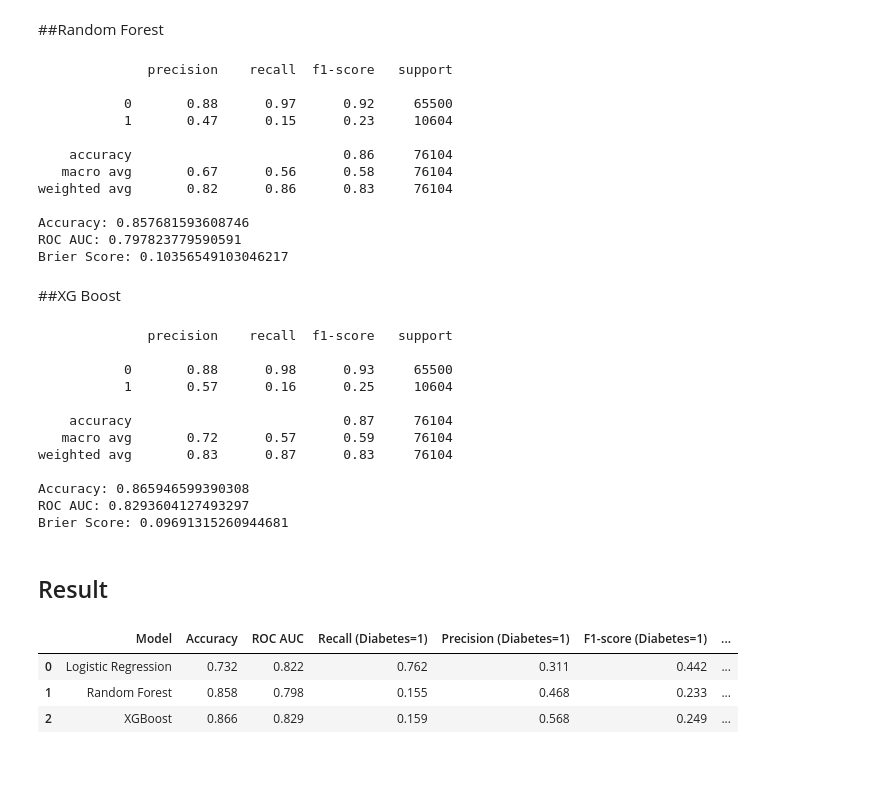
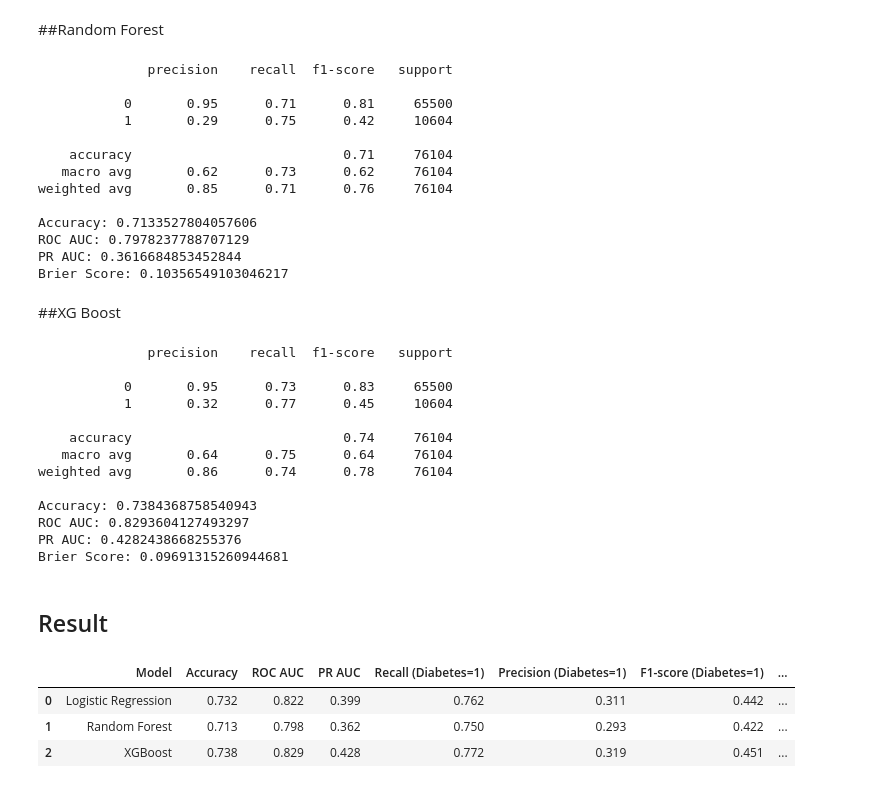
Before and after one commit to 3Frank3/Diabetes-Risk-Prediction-Fairness-Evaluation-and-Causal-Analysis-of-Physical-Activity-Using-PSM, a Jupyter notebook: 02_Modeling.ipynb, the cells around one changed output. Saved outputs shown, nothing was run; the diff lists cells and outputs as text; code cells hidden in the pictures.

Commit message:
ML added threshold

```diff
--- a/02_Modeling.ipynb
+++ b/02_Modeling.ipynb
@@ -157,7 +166,10 @@ Brier Score: 0.1769741062952902
 ##Random Forest
 # %%
 from sklearn.ensemble import RandomForestClassifier
-from sklearn.metrics import classification_report, roc_auc_score, accuracy_score, brier_score_loss
+from sklearn.metrics import (
+    classification_report, roc_auc_score, accuracy_score,
+    brier_score_loss, average_precision_score
+)
 
 rf_model = RandomForestClassifier(
     n_estimators=200,
@@ -168,25 +180,29 @@ rf_model = RandomForestClassifier(
 
 rf_model.fit(X_train, y_train)
 
-y_pred_rf = rf_model.predict(X_test)
 y_prob_rf = rf_model.predict_proba(X_test)[:, 1]
+
+threshold = 0.15
+y_pred_rf = (y_prob_rf >= threshold).astype(int)
 
 print(classification_report(y_test, y_pred_rf))
 print("Accuracy:", accuracy_score(y_test, y_pred_rf))
 print("ROC AUC:", roc_auc_score(y_test, y_prob_rf))
+print("PR AUC:", average_precision_score(y_test, y_prob_rf))
 print("Brier Score:", brier_score_loss(y_test, y_prob_rf))
 # %% [output]
               precision    recall  f1-score   support
 
-           0       0.88      0.97      0.92     65500
-           1       0.47      0.15      0.23     10604
+           0       0.95      0.71      0.81     65500
+           1       0.29      0.75      0.42     10604
 
-    accuracy                           0.86     76104
-   macro avg       0.67      0.56      0.58     76104
-weighted avg       0.82      0.86      0.83     76104
+    accuracy                           0.71     76104
+   macro avg       0.62      0.73      0.62     76104
+weighted avg       0.85      0.71      0.76     76104
 
-Accuracy: 0.857681593608746
-ROC AUC: 0.797823779590591
+Accuracy: 0.7133527804057606
+ROC AUC: 0.7978237788707129
+PR AUC: 0.3616684853452844
 Brier Score: 0.10356549103046217
 # %% [markdown]
 ##XG Boost
@@ -194,7 +210,10 @@ Brier Score: 0.10356549103046217
 !pip install xgboost -q
 
 from xgboost import XGBClassifier
-from sklearn.metrics import classification_report, roc_auc_score, accuracy_score, brier_score_loss
+from sklearn.metrics import (
+    classification_report, roc_auc_score, accuracy_score,
+    brier_score_loss, average_precision_score
+)
 
 xgb_model = XGBClassifier(
     n_estimators=200,
@@ -208,31 +227,39 @@ xgb_model = XGBClassifier(
 
 xgb_model.fit(X_train, y_train)
 
-y_pred_xgb = xgb_model.predict(X_test)
 y_prob_xgb = xgb_model.predict_proba(X_test)[:, 1]
+
+threshold = 0.15
+y_pred_xgb = (y_prob_xgb >= threshold).astype(int)
 
 print(classification_report(y_test, y_pred_xgb))
 print("Accuracy:", accuracy_score(y_test, y_pred_xgb))
 print("ROC AUC:", roc_auc_score(y_test, y_prob_xgb))
+print("PR AUC:", average_precision_score(y_test, y_prob_xgb))
 print("Brier Score:", brier_score_loss(y_test, y_prob_xgb))
 # %% [output]
               precision    recall  f1-score   support
 
-           0       0.88      0.98      0.93     65500
-           1       0.57      0.16      0.25     10604
+           0       0.95      0.73      0.83     65500
+           1       0.32      0.77      0.45     10604
 
-    accuracy                           0.87     76104
-   macro avg       0.72      0.57      0.59     76104
-weighted avg       0.83      0.87      0.83     76104
+    accuracy                           0.74     76104
+   macro avg       0.64      0.75      0.64     76104
+weighted avg       0.86      0.74      0.78     76104
 
-Accuracy: 0.865946599390308
+Accuracy: 0.7384368758540943
 ROC AUC: 0.8293604127493297
+PR AUC: 0.4282438668255376
 Brier Score: 0.09691315260944681
 # %% [markdown]
 ## Result
 # %%
 import pandas as pd
-from sklearn.metrics import accuracy_score, roc_auc_score, brier_score_loss, recall_score, precision_score, f1_score
+from sklearn.metrics import (
+    accuracy_score, roc_auc_score, brier_score_loss,
+    recall_score, precision_score, f1_score,
+    average_precision_score
+)
 
 results = pd.DataFrame({
     "Model": ["Logistic Regression", "Random Forest", "XGBoost"],
@@ -247,39 +274,44 @@ results = pd.DataFrame({
         roc_auc_score(y_test, y_prob_lr),
         roc_auc_score(y_test, y_prob_rf),
         roc_auc_score(y_test, y_prob_xgb)
+    ],
+
+    "PR AUC": [
+        average_precision_score(y_test, y_prob_lr),
+        average_precision_score(y_test, y_prob_rf),
+        average_precision_score(y_test, y_prob_xgb)
     ],
 
     "Recall (Diabetes=1)": [
         recall_score(y_test, y_pred_lr),
         recall_score(y_test, y_pred_rf),
         recall_score(y_test, y_pred_xgb)
     ],
 
     "Precision (Diabetes=1)": [
         precision_score(y_test, y_pred_lr),
         precision_score(y_test, y_pred_rf),
         precision_score(y_test, y_pred_xgb)
     ],
 
     "F1-score (Diabetes=1)": [
         f1_score(y_test, y_pred_lr),
         f1_score(y_test, y_pred_rf),
         f1_score(y_test, y_pred_xgb)
     ],
 
     "Brier Score": [
         brier_score_loss(y_test, y_prob_lr),
         brier_score_loss(y_test, y_prob_rf),
         brier_score_loss(y_test, y_prob_xgb)
     ]
 })
 
-# make it nicer (rounding)
 results = results.round(3)
 
 results
 # %% [output]
-|  | Model | Accuracy | ROC AUC | Recall (Diabetes=1) | Precision (Diabetes=1) | F1-score (Diabetes=1) | ... |
-| 0 | Logistic Regression | 0.732 | 0.822 | 0.762 | 0.311 | 0.442 | ... |
-| 1 | Random Forest | 0.858 | 0.798 | 0.155 | 0.468 | 0.233 | ... |
-| 2 | XGBoost | 0.866 | 0.829 | 0.159 | 0.568 | 0.249 | ... |
+|  | Model | Accuracy | ROC AUC | PR AUC | Recall (Diabetes=1) | Precision (Diabetes=1) | F1-score (Diabetes=1) | ... |
+| 0 | Logistic Regression | 0.732 | 0.822 | 0.399 | 0.762 | 0.311 | 0.442 | ... |
+| 1 | Random Forest | 0.713 | 0.798 | 0.362 | 0.750 | 0.293 | 0.422 | ... |
+| 2 | XGBoost | 0.738 | 0.829 | 0.428 | 0.772 | 0.319 | 0.451 | ... |
```
Also changed, not shown: parts of 2 cells of this notebook.
